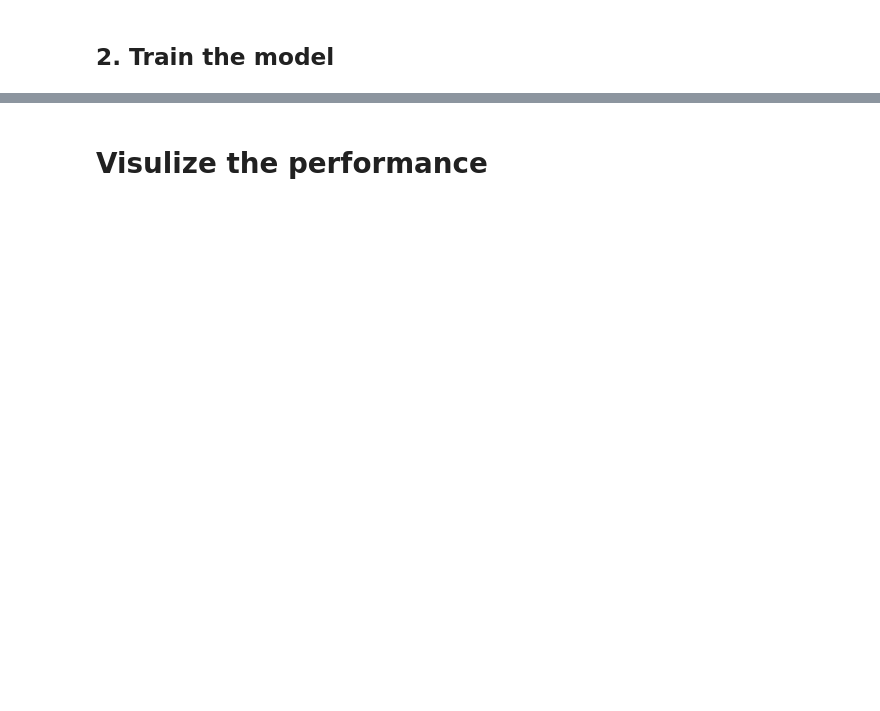
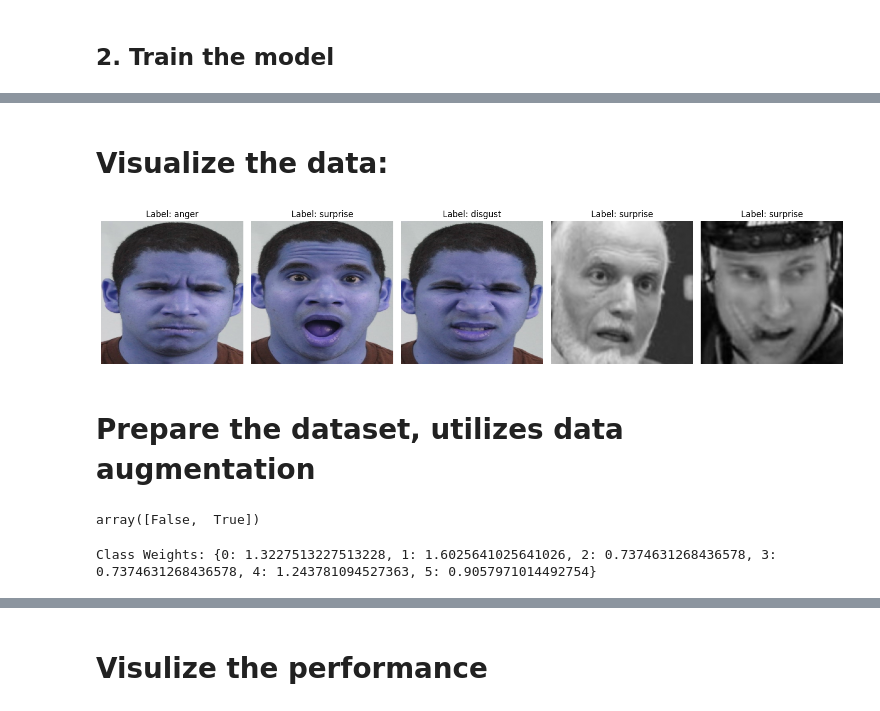
Before and after one commit to sajio1/facial_expressions, a Jupyter notebook: emotional_detection.ipynb, the cells around one changed output, grey strips where cells are left out. Saved outputs shown, nothing was run; the diff lists cells and outputs as text; code cells hidden in the pictures; blank space fills up the shorter version.

Commit message:
split emotional_detection to 2 files

```diff
--- a/emotional_detection.ipynb
+++ b/emotional_detection.ipynb
@@ -149,22 +71,13 @@ Name: count, dtype: int64
 # %% [markdown]
 ## 2. Train the model
 # %%
-import os
-import pandas as pd
-import numpy as np
-import cv2
-import tensorflow as tf
-from tensorflow.keras import layers, models
-from sklearn.model_selection import train_test_split
-
 # Path
-csv_file = 'data/500_picts_satz.csv'
+csv_file = 'modified\sample_2000.csv'
 image_dir = 'images/'
 
 #Read
 data = pd.read_csv(csv_file, header=None, names=['user_id', 'image', 'emotion'])
 
-# resize the dataset (I didnt find the resolution of this dataset, so i will resize them to 224x224)
 image_size = (224, 224)
 images = []
 labels = []
@@ -179,26 +92,3 @@ for _, row in data.iterrows():
 #convert to numpy arrays
 images = np.array(images)
 labels = pd.get_dummies(labels).values
-
-# split the dataset
-X_train, X_test, y_train, y_test = train_test_split(images, labels, test_size=0.2, random_state=42)
-
-# CNN model(it is a demo, more evaluation and fine tune is needed)
-model = models.Sequential([
-    layers.Conv2D(32, (3, 3), activation='relu', input_shape=(224, 224, 3)),
-    layers.MaxPooling2D((2, 2)),
-    layers.Conv2D(64, (3, 3), activation='relu'),
-    layers.MaxPooling2D((2, 2)),
-    layers.Conv2D(128, (3, 3), activation='relu'),
-    layers.MaxPooling2D((2, 2)),
-    layers.Flatten(),
-    layers.Dense(128, activation='relu'),
-    layers.Dropout(0.5),
-    layers.Dense(labels.shape[1], activation='softmax')
-])
-
-# Compile the model
-model.compile(optimizer='adam', loss='categorical_crossentropy', metrics=['accuracy'])
-
-# Train
-history = model.fit(X_train, y_train, epochs=10, validation_split=0.2, batch_size=32)
@@ -220,0 +95,15 @@ KeyboardInterrupt:
+# %% [markdown]
+# Visualize the data:
+# %%
+plt.figure(figsize=(15, 5))
+for i in range(5):
+    plt.subplot(1, 5, i+1)
+    plt.imshow(images[i])
+    plt.title(f"Label: {data['emotion'][i+1]}")
+    plt.axis('off')
+plt.tight_layout()
+plt.show()
+# %% [output]
+[figure, added]
+# %% [markdown]
+# Prepare the dataset, utilizes data augmentation
@@ -220,0 +125,17 @@ KeyboardInterrupt:
+# %%
+np.unique(y_train)
+# %% [output]
+array([False,  True])
+# %%
+integer_labels = np.argmax(labels, axis=1)
+
+class_weights = compute_class_weight(
+    class_weight='balanced',
+    classes=np.unique(integer_labels),
+    y=integer_labels
+)
+
+class_weights_dict = dict(enumerate(class_weights))
+print("Class Weights:", class_weights_dict)
+# %% [output]
+Class Weights: {0: 1.3227513227513228, 1: 1.6025641025641026, 2: 0.7374631268436578, 3: 0.7374631268436578, 4: 1.243781094527363, 5: 0.9057971014492754}
```
Also changed, not shown: parts of 19 cells of this notebook, 3 other files.
